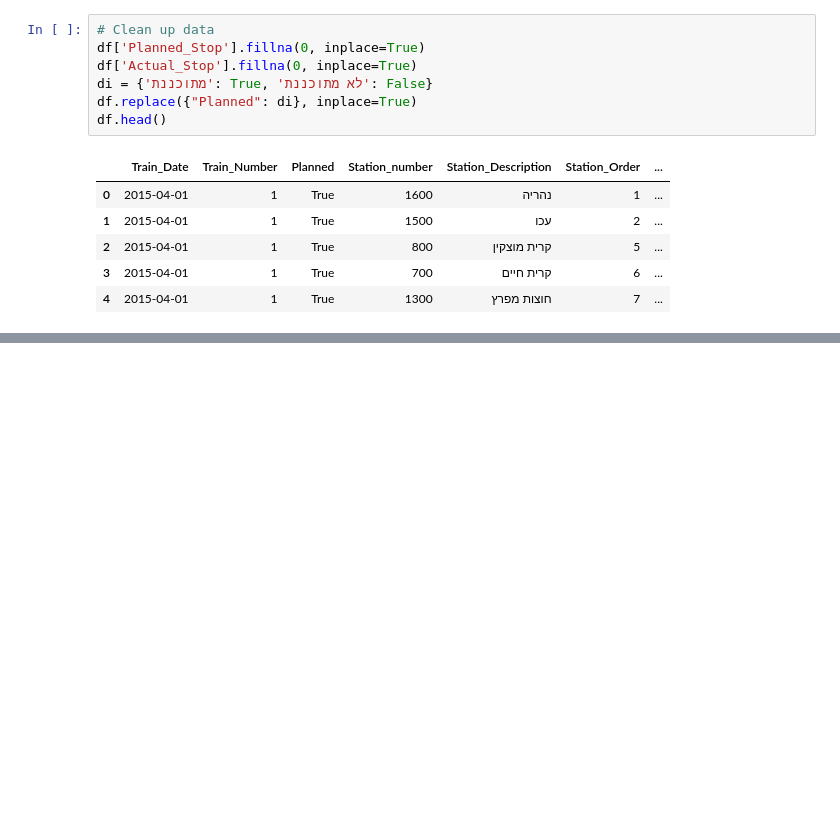
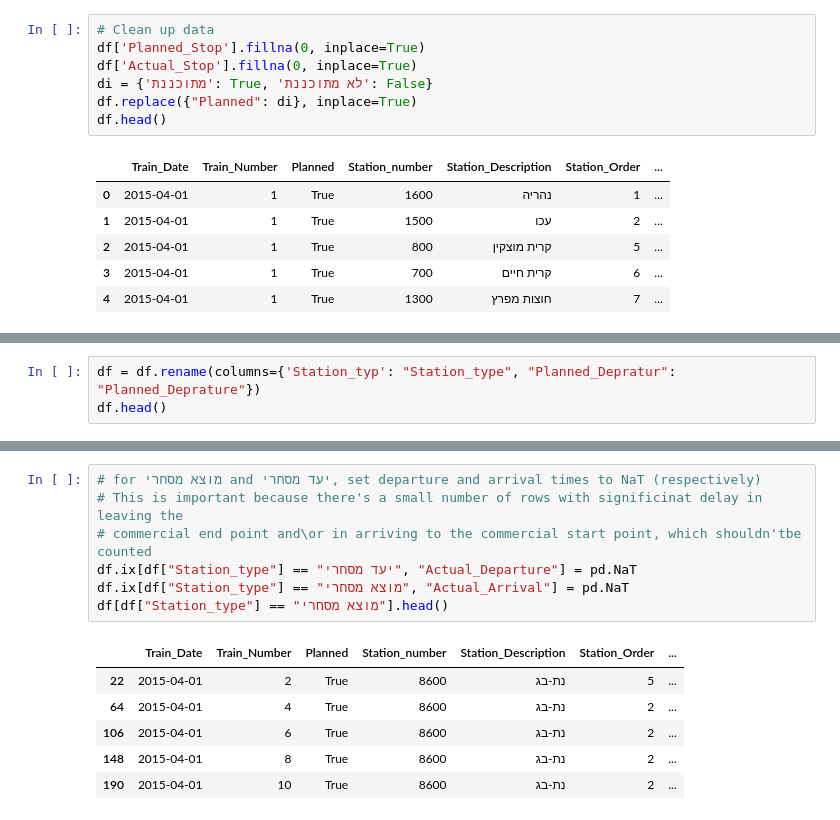
Before and after one commit to daphshez/otrain, a Jupyter notebook: Open Train.ipynb, the cells around one changed output, grey strips where cells are left out. Drawn from its saved outputs; the diff is of its cells as text; blank space fills up the shorter version.

```diff
--- a/Open Train.ipynb
+++ b/Open Train.ipynb
@@ -100,0 +73,3 @@ dtype: int64
+# %%
+df = df.rename(columns={'Station_typ': "Station_type", "Planned_Depratur": "Planned_Deprature"})
+df.head()
@@ -101 +104,15 @@ dtype: int64
+# %%
+# for מוצא מסחרי and יעד מסחרי, set departure and arrival times to NaT (respectively)
+# This is important because there's a small number of rows with significinat delay in leaving the
+# commercial end point and\or in arriving to the commercial start point, which shouldn'tbe counted
+df.ix[df["Station_type"] == "יעד מסחרי", "Actual_Departure"] = pd.NaT
+df.ix[df["Station_type"] == "מוצא מסחרי", "Actual_Arrival"] = pd.NaT
+df[df["Station_type"] == "מוצא מסחרי"].head()
+# %% [output]
+|  | Train_Date | Train_Number | Planned | Station_number | Station_Description | Station_Order | ... |
+| 22 | 2015-04-01 | 2 | True | 8600 | נת-בג | 5 | ... |
+| 64 | 2015-04-01 | 4 | True | 8600 | נת-בג | 2 | ... |
+| 106 | 2015-04-01 | 6 | True | 8600 | נת-בג | 2 | ... |
+| 148 | 2015-04-01 | 8 | True | 8600 | נת-בג | 2 | ... |
+| 190 | 2015-04-01 | 10 | True | 8600 | נת-בג | 2 | ... |
 # %%
```
Also changed, not shown: parts of 15 cells of this notebook.
